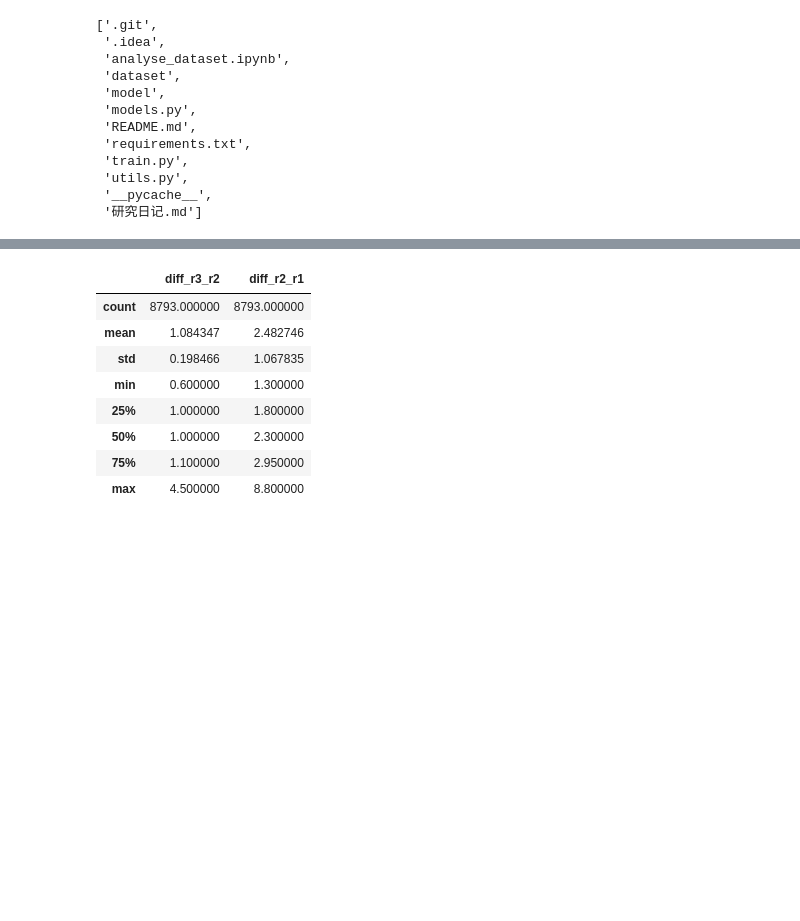
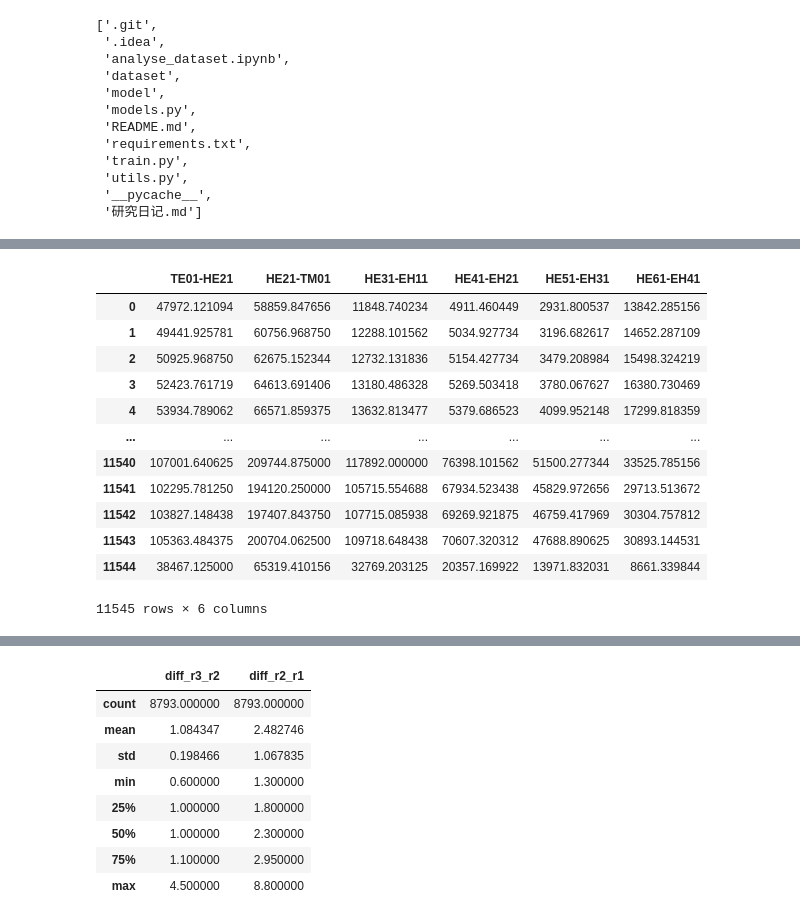
Before and after one commit to one-v/CVAE, a Jupyter notebook: analyse_dataset.ipynb, the cells around one changed output, grey strips where cells are left out. Cells and saved outputs as stored; diff of their text form; code cells hidden in the pictures; blank space fills up the shorter version.

```diff
--- a/analyse_dataset.ipynb
+++ b/analyse_dataset.ipynb
@@ -70,3 +67,34 @@ diff_neff_comsol_df
+# %%
+# 1、加载csv文件数据集文件
+data = pd.read_excel('./dataset/Δneff_comsol+网络.xlsx')
+# 只使用前11545行数据，因为前面的数据是真的仿真数据，11545行后的数据是神经网络生成的数据
+data = data.iloc[:11545, :-1]
+
+# 2、获取x特征列和y标签列同时把特征列转成浮点型，一定要转成浮点型，因为在神经网络中，计算都是浮点型
+# x：6个光学特性（作为输入）  y：6个结构参数（作为输出）
+x = data.iloc[:, :6].astype(np.float32)  # 光学结构参数即作为输入，也作为输出
+# 对x的前两列乘以100倍
+x.iloc[:, :2] = x.iloc[:, :2] * 100
+y = data.iloc[:, 6:].astype(np.float32)  # 光学特性参数作为条件输入
+
+
+x = x*10000
+y = y*10000
+y
+# %% [output]
+|  | TE01-HE21 | HE21-TM01 | HE31-EH11 | HE41-EH21 | HE51-EH31 | HE61-EH41 |
+| 0 | 47972.121094 | 58859.847656 | 11848.740234 | 4911.460449 | 2931.800537 | 13842.285156 |
+| 1 | 49441.925781 | 60756.968750 | 12288.101562 | 5034.927734 | 3196.682617 | 14652.287109 |
+| 2 | 50925.968750 | 62675.152344 | 12732.131836 | 5154.427734 | 3479.208984 | 15498.324219 |
+| 3 | 52423.761719 | 64613.691406 | 13180.486328 | 5269.503418 | 3780.067627 | 16380.730469 |
+| 4 | 53934.789062 | 66571.859375 | 13632.813477 | 5379.686523 | 4099.952148 | 17299.818359 |
+| ... | ... | ... | ... | ... | ... | ... |
+| 11540 | 107001.640625 | 209744.875000 | 117892.000000 | 76398.101562 | 51500.277344 | 33525.785156 |
+| 11541 | 102295.781250 | 194120.250000 | 105715.554688 | 67934.523438 | 45829.972656 | 29713.513672 |
+| 11542 | 103827.148438 | 197407.843750 | 107715.085938 | 69269.921875 | 46759.417969 | 30304.757812 |
+| 11543 | 105363.484375 | 200704.062500 | 109718.648438 | 70607.320312 | 47688.890625 | 30893.144531 |
+| 11544 | 38467.125000 | 65319.410156 | 32769.203125 | 20357.169922 | 13971.832031 | 8661.339844 |
+11545 rows × 6 columns
 # %%
 # 色散数据集的最大最小值
 disper_comsol_df.describe().loc[['count','min','max']]
```
Also changed, not shown: parts of 3 cells of this notebook, 9 other files.
